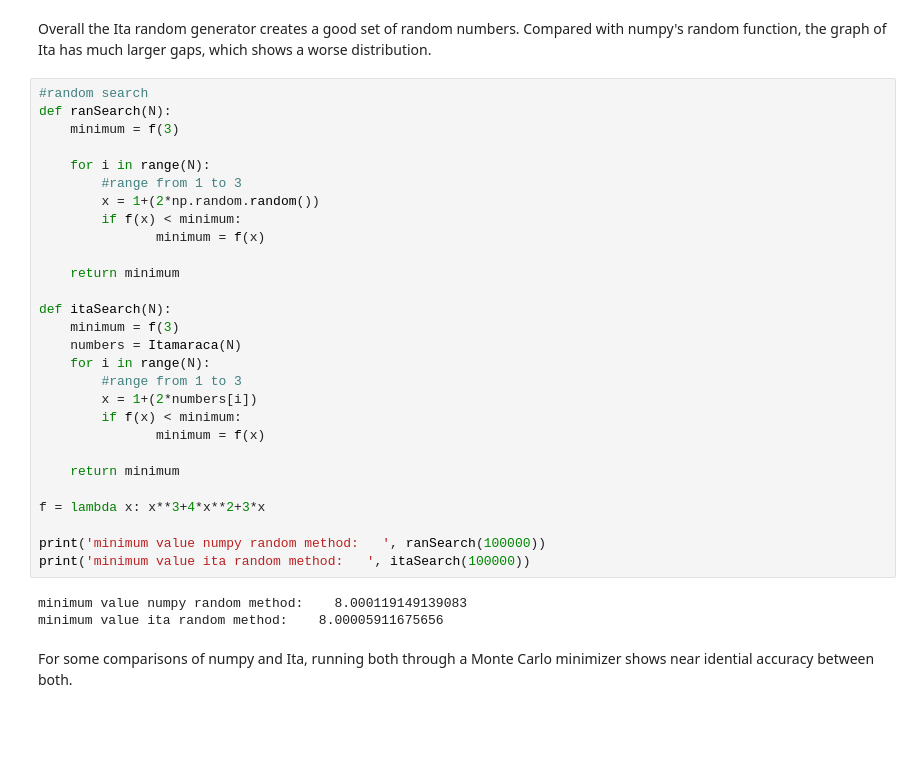
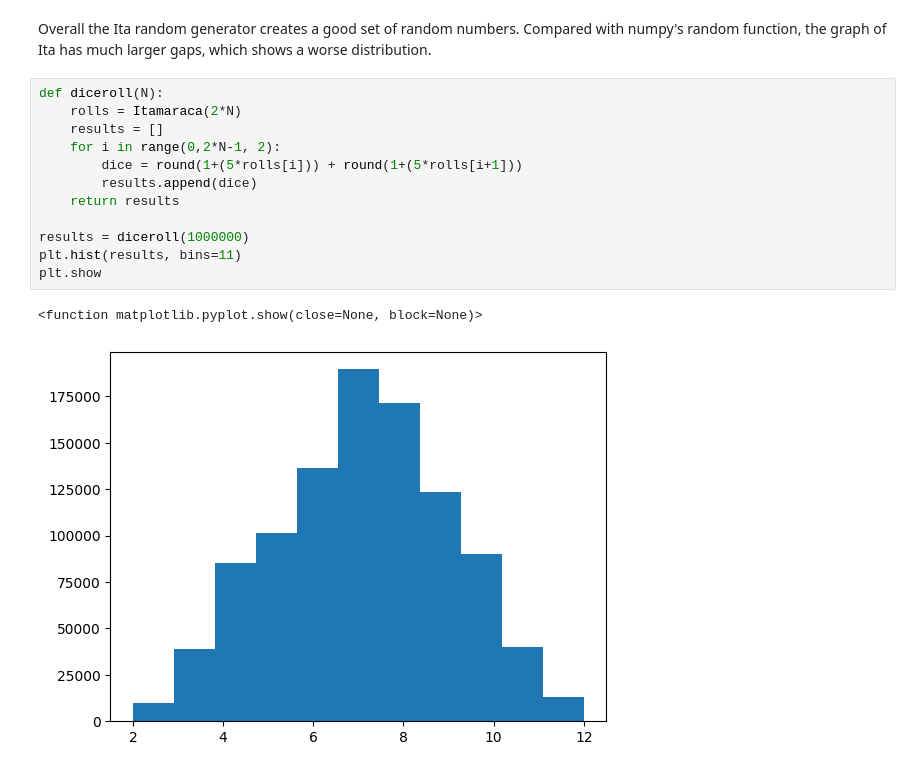
Before and after one commit to Azegon/ComputationalPhysics300, a Jupyter notebook: Projects/ItaV2.ipynb, the cells around one changed output. Saved outputs shown, nothing was run; the diff lists cells and outputs as text; blank space fills up the shorter version.

```diff
--- a/Projects/ItaV2.ipynb
+++ b/Projects/ItaV2.ipynb
@@ -81,35 +81,17 @@ plt.show()
 # %% [markdown]
 Overall the Ita random generator creates a good set of random numbers. Compared with numpy's random function, the graph of Ita has much larger gaps, which shows a worse distribution.
-# %%
-#random search
-def ranSearch(N):
-    minimum = f(3)
-
-    for i in range(N):
-        #range from 1 to 3
-        x = 1+(2*np.random.random())
-        if f(x) < minimum:
-               minimum = f(x)
-
-    return minimum
-
-def itaSearch(N):
-    minimum = f(3)
-    numbers = Itamaraca(N)
-    for i in range(N):
-        #range from 1 to 3
-        x = 1+(2*numbers[i])
-        if f(x) < minimum:
-               minimum = f(x)
-
-    return minimum
-
-f = lambda x: x**3+4*x**2+3*x
-
-print('minimum value numpy random method:   ', ranSearch(100000))
-print('minimum value ita random method:   ', itaSearch(100000))
-# %% [output]
-minimum value numpy random method:    8.000119149139083
-minimum value ita random method:    8.00005911675656
-# %% [markdown]
-For some comparisons of numpy and Ita, running both through a Monte Carlo minimizer shows near idential accuracy between both.
+# %%
+def diceroll(N):
+    rolls = Itamaraca(2*N)
+    results = []
+    for i in range(0,2*N-1, 2):
+        dice = round(1+(5*rolls[i])) + round(1+(5*rolls[i+1]))
+        results.append(dice)
+    return results
+
+results = diceroll(1000000)
+plt.hist(results, bins=11)
+plt.show
+# %% [output]
+<function matplotlib.pyplot.show(close=None, block=None)>
+[figure, added]
```
Also changed, not shown: parts of 1 cell of this notebook.
